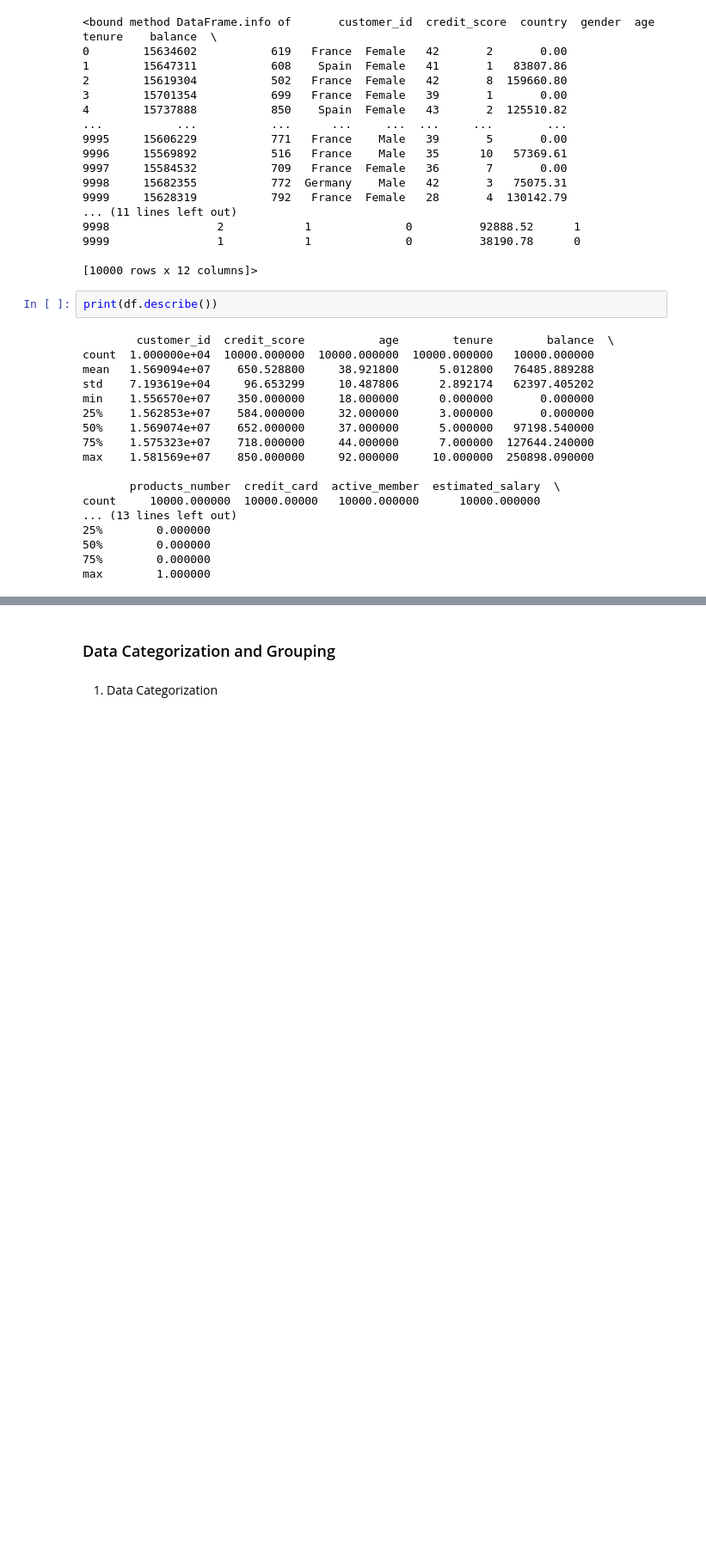
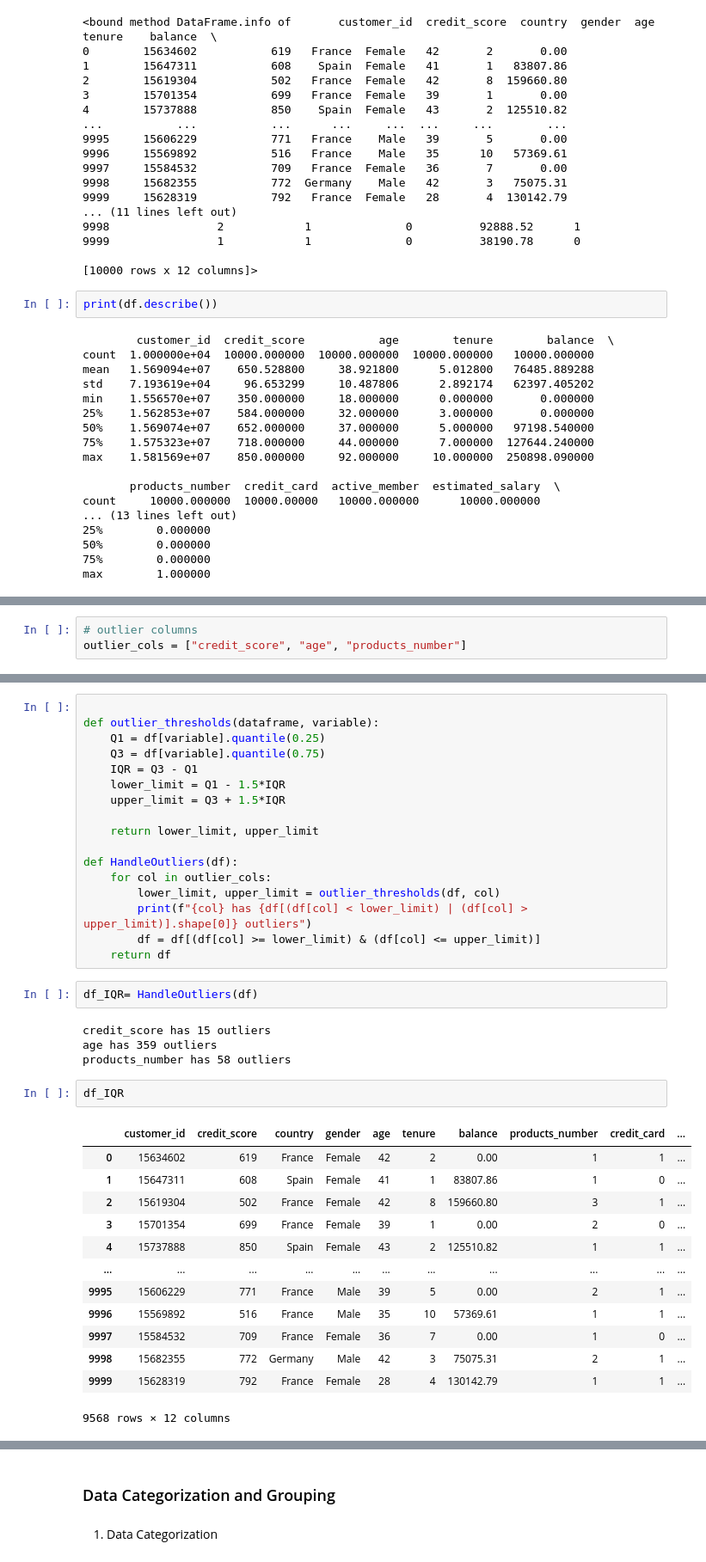
Before and after one commit to tranthikyphuong/Customer-Churn, a Jupyter notebook: Customers churned.ipynb, the cells around one changed output, grey strips where cells are left out. Shown at 86% size. Cells and saved outputs as stored; diff of their text form; blank space fills up the shorter version.

```diff
--- a/Customers churned.ipynb
+++ b/Customers churned.ipynb
@@ -164,0 +211,3 @@ max        1.000000
+# %%
+# outlier columns
+outlier_cols = ["credit_score", "age", "products_number"]
@@ -164,0 +218,39 @@ max        1.000000
+# %%
+
+def outlier_thresholds(dataframe, variable):
+    Q1 = df[variable].quantile(0.25)
+    Q3 = df[variable].quantile(0.75)
+    IQR = Q3 - Q1
+    lower_limit = Q1 - 1.5*IQR
+    upper_limit = Q3 + 1.5*IQR
+
+    return lower_limit, upper_limit
+
+def HandleOutliers(df):
+    for col in outlier_cols:
+        lower_limit, upper_limit = outlier_thresholds(df, col)
+        print(f"{col} has {df[(df[col] < lower_limit) | (df[col] > upper_limit)].shape[0]} outliers")
+        df = df[(df[col] >= lower_limit) & (df[col] <= upper_limit)]
+    return df
+# %%
+df_IQR= HandleOutliers(df)
+# %% [output]
+credit_score has 15 outliers
+age has 359 outliers
+products_number has 58 outliers
+# %%
+df_IQR
+# %% [output]
+|  | customer_id | credit_score | country | gender | age | tenure | balance | products_number | credit_card | ... |
+| 0 | 15634602 | 619 | France | Female | 42 | 2 | 0.00 | 1 | 1 | ... |
+| 1 | 15647311 | 608 | Spain | Female | 41 | 1 | 83807.86 | 1 | 0 | ... |
+| 2 | 15619304 | 502 | France | Female | 42 | 8 | 159660.80 | 3 | 1 | ... |
+| 3 | 15701354 | 699 | France | Female | 39 | 1 | 0.00 | 2 | 0 | ... |
+| 4 | 15737888 | 850 | Spain | Female | 43 | 2 | 125510.82 | 1 | 1 | ... |
+| ... | ... | ... | ... | ... | ... | ... | ... | ... | ... | ... |
+| 9995 | 15606229 | 771 | France | Male | 39 | 5 | 0.00 | 2 | 1 | ... |
+| 9996 | 15569892 | 516 | France | Male | 35 | 10 | 57369.61 | 1 | 1 | ... |
+| 9997 | 15584532 | 709 | France | Female | 36 | 7 | 0.00 | 1 | 0 | ... |
+| 9998 | 15682355 | 772 | Germany | Male | 42 | 3 | 75075.31 | 2 | 1 | ... |
+| 9999 | 15628319 | 792 | France | Female | 28 | 4 | 130142.79 | 1 | 1 | ... |
+9568 rows × 12 columns
```
Also changed, not shown: parts of 24 cells of this notebook.
